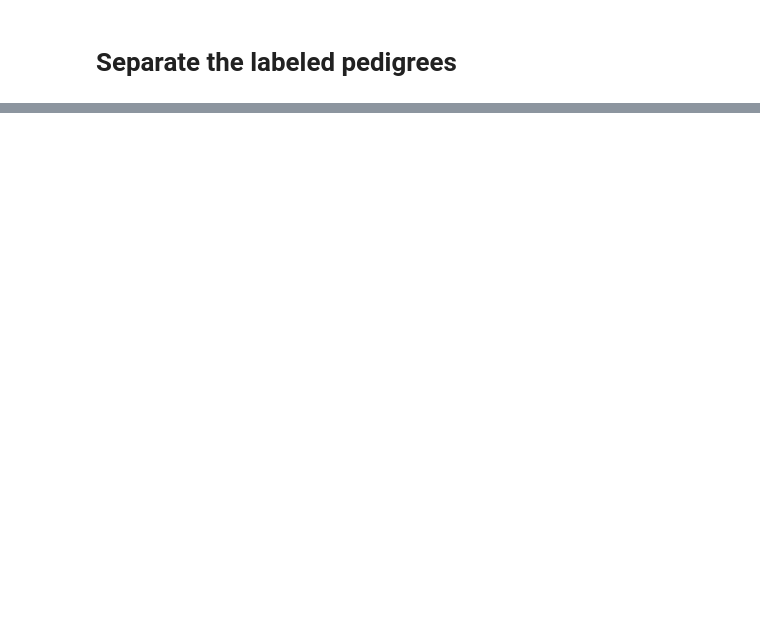
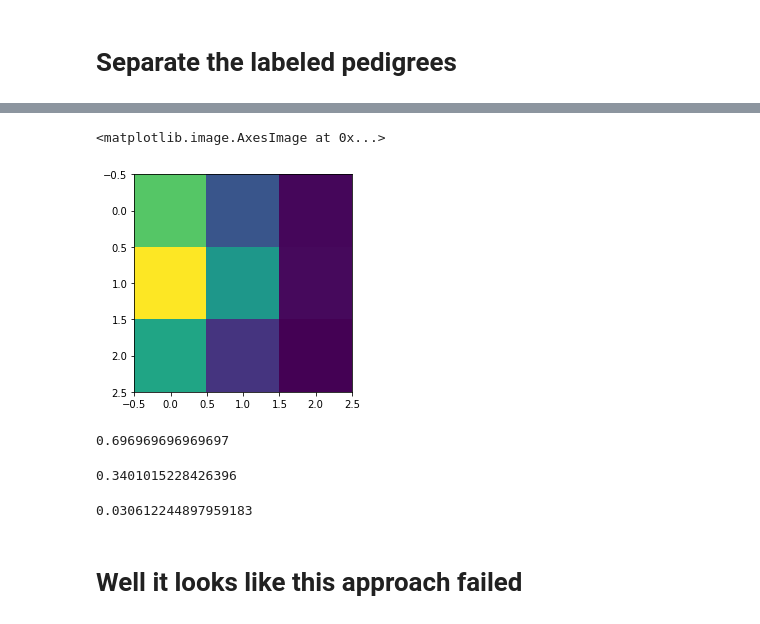
Before and after one commit to EddieCunningham/GraphLSSM, a Jupyter notebook: research/Hidden Markov Model Analysis.ipynb, the cells around one changed output, grey strips where cells are left out. Drawn from its saved outputs; the diff is of its cells as text; code cells hidden in the pictures; blank space fills up the shorter version.

```diff
--- a/research/Hidden Markov Model Analysis.ipynb
+++ b/research/Hidden Markov Model Analysis.ipynb
@@ -113,0 +298,27 @@ xl = XLinkedRecessive( xl_graphs, prior_strength=10, method='SVI', step_size=0.1
+# %%
+ad_priors = autosomalDominantPriors( prior_strength=10000.0 )
+ar_priors = autosomalRecessivePriors( prior_strength=10000.0 )
+xl_priors = xLinkedRecessivePriors( prior_strength=10000.0 )
+# %%
+results = []
+# %%
+N = 300
+n_graphs = len( ad_graphs ) + len( ar_graphs ) + len( xl_graphs )
+with tqdm( total=n_graphs ) as pbar:
+    for graph in ad_graphs:
+        ip, probs = distributionComparison( graph, ad_priors, ar_priors, xl_priors, samples=N )
+        results.append( ( graph, ip, 'AD' ) )
+        pbar.update( 1 )
+        print( 'Study ID', graph[0].studyID, 'Prediction:', ip, 'True: AD', 'probs', probs )
+
+    for graph in ar_graphs:
+        ip, probs = distributionComparison( graph, ad_priors, ar_priors, xl_priors, samples=N )
+        results.append( ( graph, ip, 'AR' ) )
+        pbar.update( 1 )
+        print( 'Study ID', graph[0].studyID, 'Prediction:', ip, 'True: AR', 'probs', probs )
+
+    for graph in xl_graphs:
+        ip, probs = distributionComparison( graph, ad_priors, ar_priors, xl_priors, samples=N )
+        results.append( ( graph, ip, 'XL' ) )
+        pbar.update( 1 )
+        print( 'Study ID', graph[0].studyID, 'Prediction:', ip, 'True: XL', 'probs', probs )
@@ -113,0 +339,4 @@ xl = XLinkedRecessive( xl_graphs, prior_strength=10, method='SVI', step_size=0.1
+# %%
+_, predicted, true = list( zip( *results ) )
+predicted = np.array( predicted )
+true = np.array( true )
@@ -113,0 +346,6 @@ xl = XLinkedRecessive( xl_graphs, prior_strength=10, method='SVI', step_size=0.1
+# %%
+mat = confusion_matrix( true, predicted, labels=[ 'AD', 'AR', 'XL' ] )
+plt.imshow( mat )
+# %% [output]
+<matplotlib.image.AxesImage at 0x...>
+[figure, added]
@@ -113,0 +356,14 @@ xl = XLinkedRecessive( xl_graphs, prior_strength=10, method='SVI', step_size=0.1
+# %%
+classAccuracy( 'AD', predicted, true )
+# %% [output]
+0.696969696969697
+# %%
+classAccuracy( 'AR', predicted, true )
+# %% [output]
+0.3401015228426396
+# %%
+classAccuracy( 'XL', predicted, true )
+# %% [output]
+0.030612244897959183
+# %% [markdown]
+# Well it looks like this approach failed
```
Also changed, not shown: parts of 23 cells of this notebook, 7 other files.
